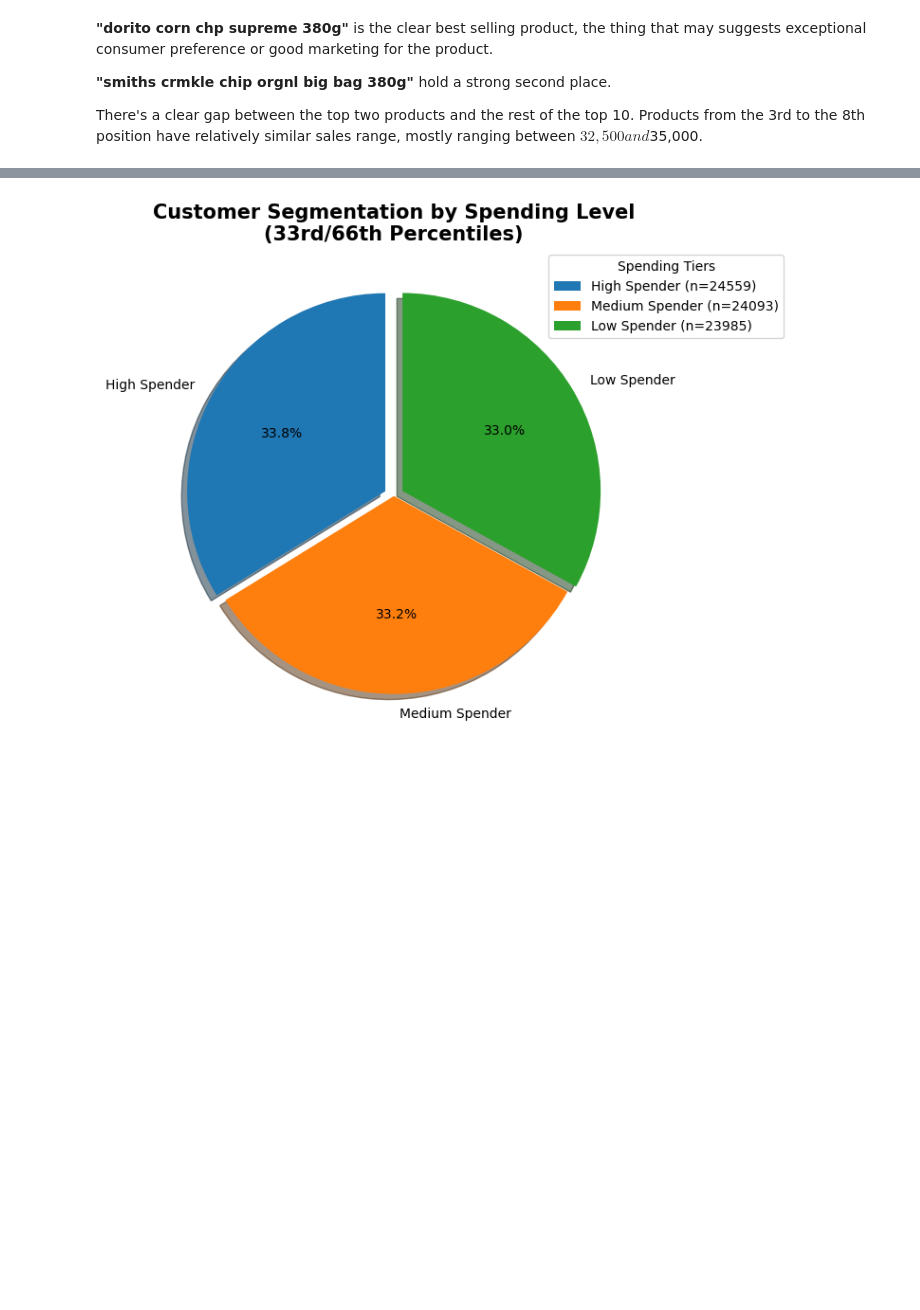
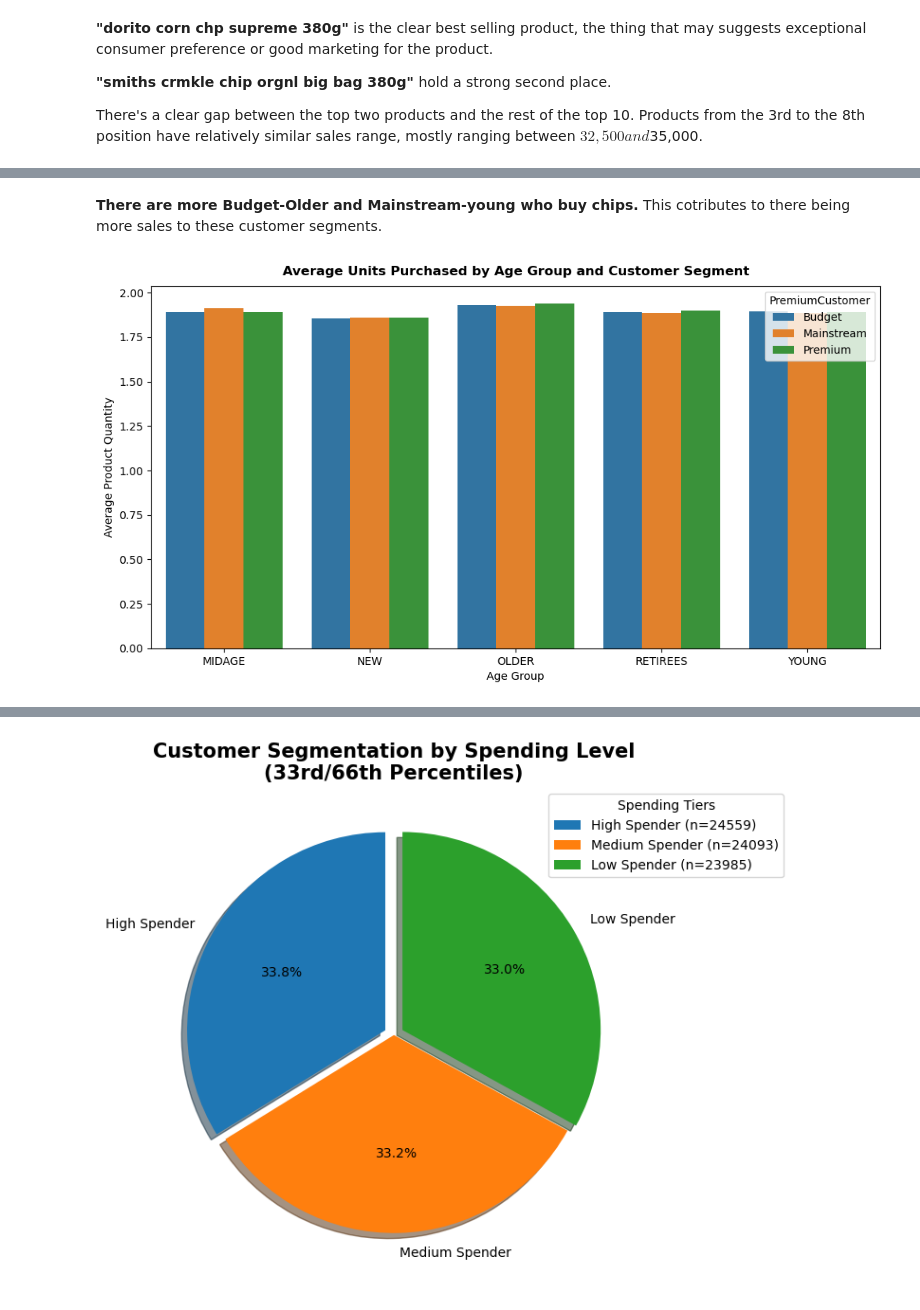
Before and after one commit to bn-khalifa/RetailTrialImpactAnalysis, a Jupyter notebook: 1st_Sprint/RetailStrategy&Analytics.ipynb, the cells around one changed output, grey strips where cells are left out. Saved outputs shown, nothing was run; the diff lists cells and outputs as text; code cells hidden in the pictures; blank space fills up the shorter version.

```diff
--- a/1st_Sprint/RetailStrategy&Analytics.ipynb
+++ b/1st_Sprint/RetailStrategy&Analytics.ipynb
@@ -453,0 +501,20 @@ Products from the 3rd to the 8th position have relatively similar sales range, m
+# %% [markdown]
+**There are more Budget-Older and Mainstream-young who buy chips.** This cotributes to there being more sales to these customer segments.
+# %%
+# plot for Average unites bought per customer Segments
+avgUnits=full_df.groupby(['AgeGroup', 'PremiumCustomer'])['ProductQuantity'].mean().reset_index()
+
+plt.figure(figsize=(12, 6))
+sns.barplot(
+    data=avgUnits,
+    x='AgeGroup',
+    y='ProductQuantity',
+    hue='PremiumCustomer',
+)
+
+plt.title('Average Units Purchased by Age Group and Customer Segment', fontweight='bold', pad=10)
+plt.xlabel('Age Group')
+plt.ylabel('Average Product Quantity')
+plt.show()
+# %% [output]
+[figure, added]
```
Also changed, not shown: parts of 15 cells of this notebook.
